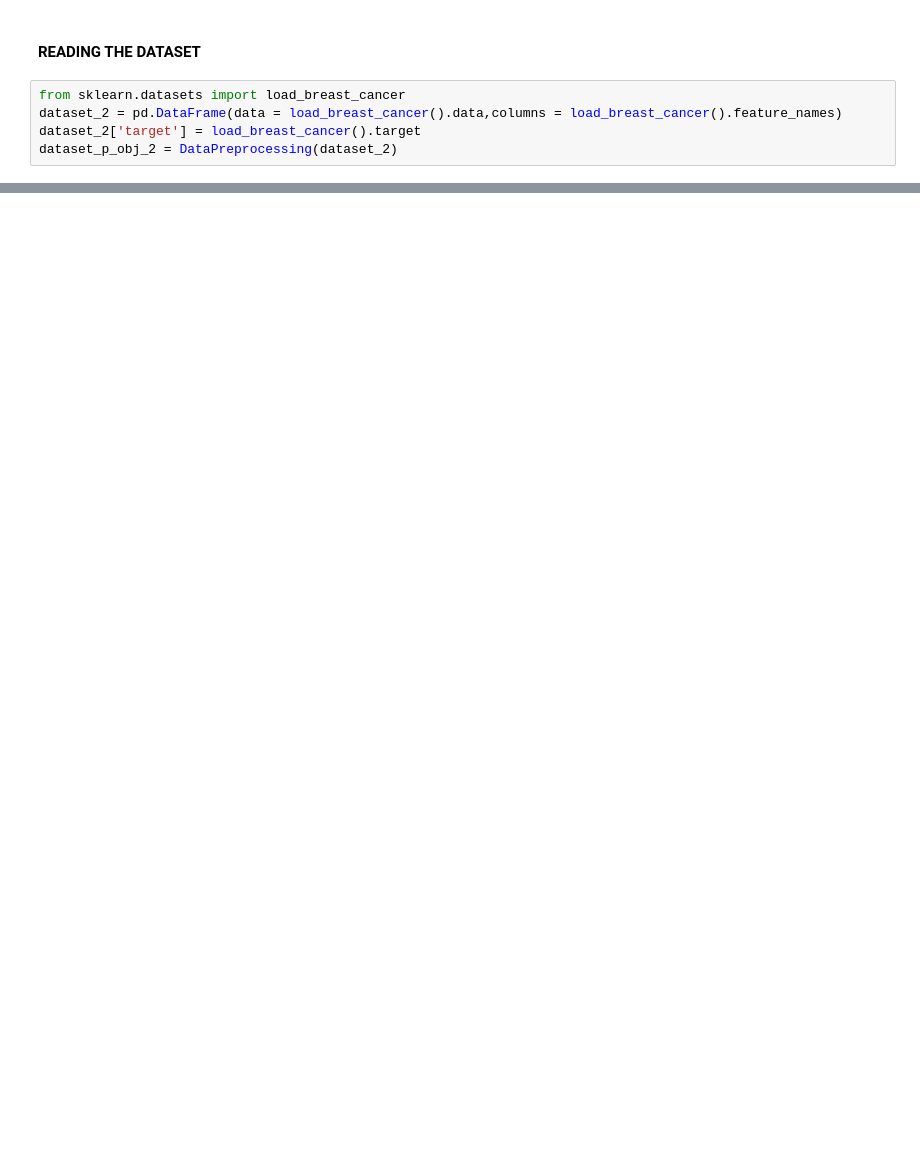
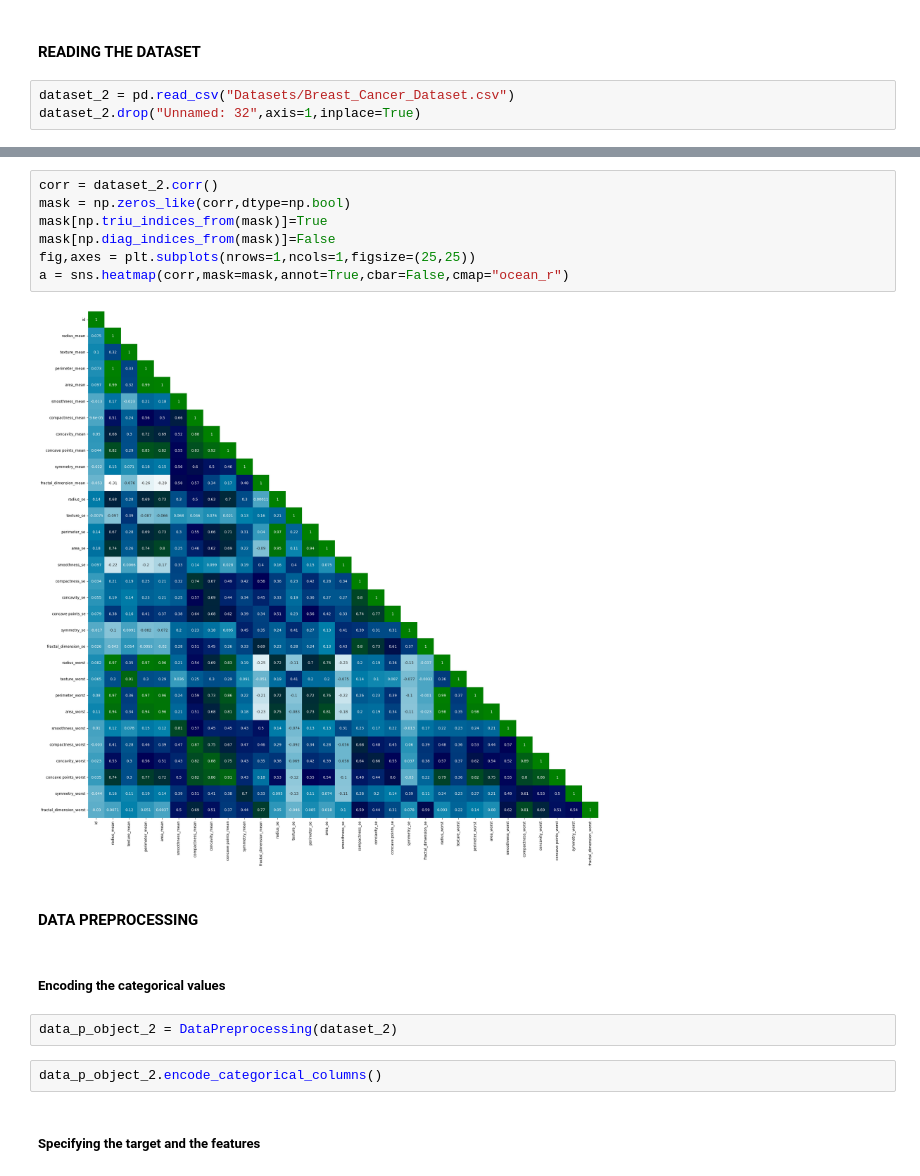
Before and after one commit to Akshaj000/UniversalMLDataProcessor, a Jupyter notebook: Submission/code_space.ipynb, the cells around one changed output, grey strips where cells are left out. Saved outputs shown, nothing was run; the diff lists cells and outputs as text; blank space fills up the shorter version.

```diff
--- a/Submission/code_space.ipynb
+++ b/Submission/code_space.ipynb
@@ -373,7 +373,5 @@ fig.show()
 # %% [markdown]
 #### READING THE DATASET
 # %%
-from sklearn.datasets import load_breast_cancer
-dataset_2 = pd.DataFrame(data = load_breast_cancer().data,columns = load_breast_cancer().feature_names)
-dataset_2['target'] = load_breast_cancer().target
-dataset_p_obj_2 = DataPreprocessing(dataset_2)
+dataset_2 = pd.read_csv("Datasets/Breast_Cancer_Dataset.csv")
+dataset_2.drop("Unnamed: 32",axis=1,inplace=True)
@@ -379,0 +433,19 @@ dataset_p_obj_2 = DataPreprocessing(dataset_2)
+# %%
+corr = dataset_2.corr()
+mask = np.zeros_like(corr,dtype=np.bool)
+mask[np.triu_indices_from(mask)]=True
+mask[np.diag_indices_from(mask)]=False
+fig,axes = plt.subplots(nrows=1,ncols=1,figsize=(25,25))
+a = sns.heatmap(corr,mask=mask,annot=True,cbar=False,cmap="ocean_r")
+# %% [output]
+[figure, added]
+# %% [markdown]
+#### DATA PREPROCESSING
+# %% [markdown]
+##### Encoding the categorical values
+# %%
+data_p_object_2 = DataPreprocessing(dataset_2)
+# %%
+data_p_object_2.encode_categorical_columns()
+# %% [markdown]
+##### Specifying the target and the features
```
Also changed, not shown: parts of 19 cells of this notebook, 1 other file.
